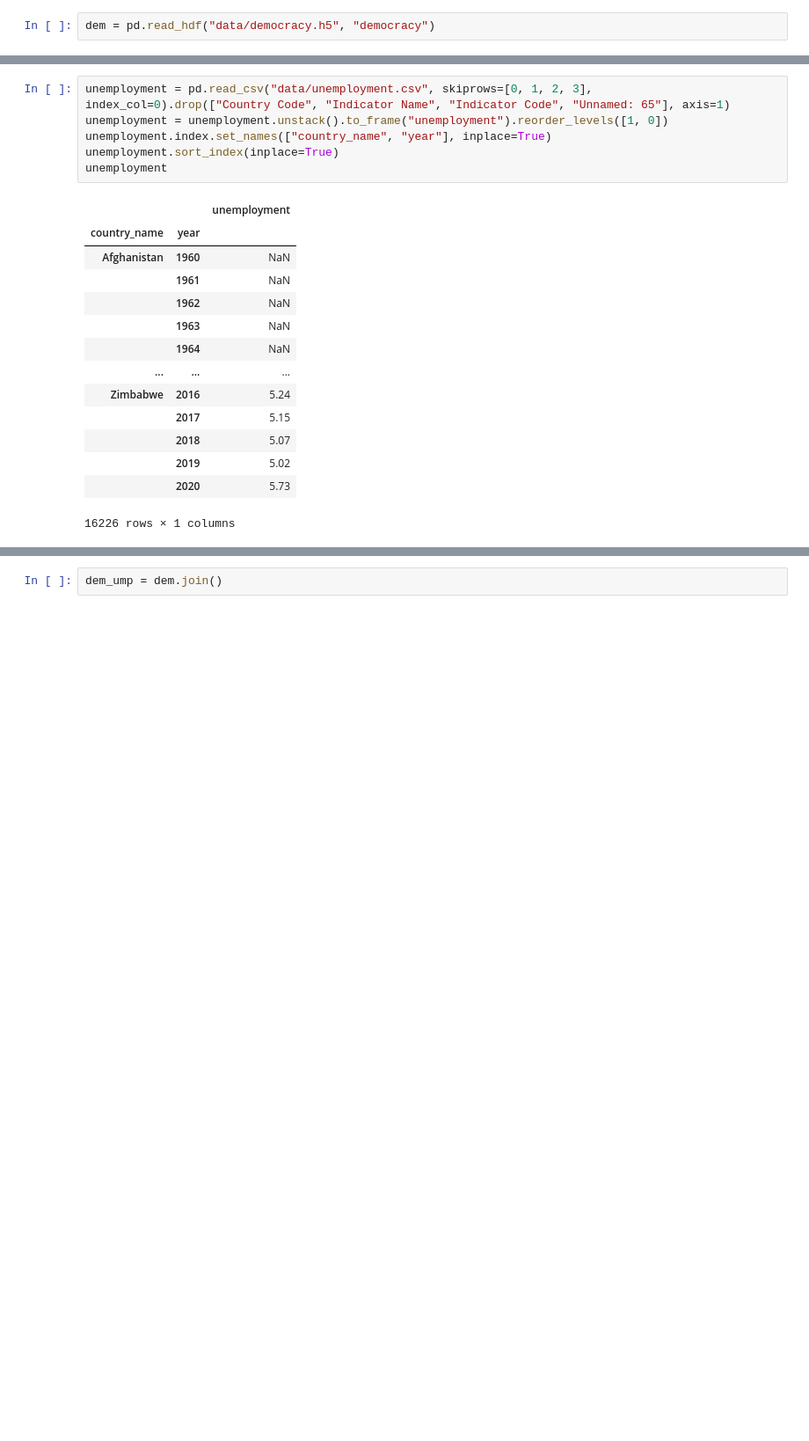
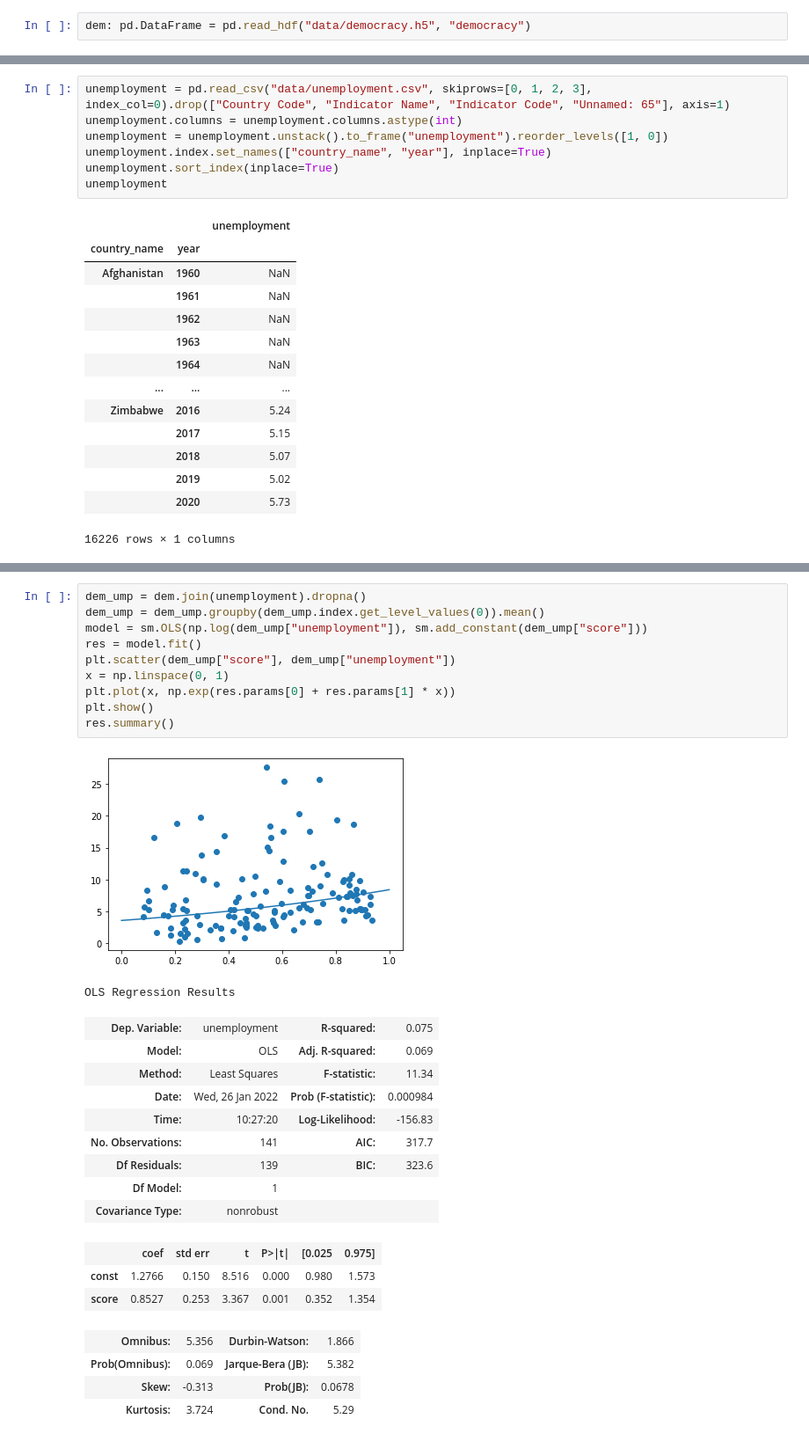
Before and after one commit to michadenheijer/DataWrangling, a Jupyter notebook: unemployment.ipynb, the cells around one changed output, grey strips where cells are left out. Shown at 88% size. Saved outputs shown, nothing was run; the diff lists cells and outputs as text; blank space fills up the shorter version.

```diff
--- a/unemployment.ipynb
+++ b/unemployment.ipynb
@@ -8,11 +8,12 @@ import statsmodels.api as sm
 # %% [markdown]
 ## Import Democracy Data
 # %%
-dem = pd.read_hdf("data/democracy.h5", "democracy")
+dem: pd.DataFrame = pd.read_hdf("data/democracy.h5", "democracy")
 # %% [markdown]
 ## Read Unemployment
 # %%
 unemployment = pd.read_csv("data/unemployment.csv", skiprows=[0, 1, 2, 3], index_col=0).drop(["Country Code", "Indicator Name", "Indicator Code", "Unnamed: 65"], axis=1)
+unemployment.columns = unemployment.columns.astype(int)
 unemployment = unemployment.unstack().to_frame("unemployment").reorder_levels([1, 0])
 unemployment.index.set_names(["country_name", "year"], inplace=True)
 unemployment.sort_index(inplace=True)
@@ -37,2 +62,29 @@ unemployment
-# %%
-dem_ump = dem.join()
+# %%
+dem_ump = dem.join(unemployment).dropna()
+dem_ump = dem_ump.groupby(dem_ump.index.get_level_values(0)).mean()
+model = sm.OLS(np.log(dem_ump["unemployment"]), sm.add_constant(dem_ump["score"]))
+res = model.fit()
+plt.scatter(dem_ump["score"], dem_ump["unemployment"])
+x = np.linspace(0, 1)
+plt.plot(x, np.exp(res.params[0] + res.params[1] * x))
+plt.show()
+res.summary()
+# %% [output]
+[figure, added]
+OLS Regression Results
+| Dep. Variable: | unemployment | R-squared: | 0.075 |
+| Model: | OLS | Adj. R-squared: | 0.069 |
+| Method: | Least Squares | F-statistic: | 11.34 |
+| Date: | Wed, 26 Jan 2022 | Prob (F-statistic): | 0.000984 |
+| Time: | 10:27:20 | Log-Likelihood: | -156.83 |
+| No. Observations: | 141 | AIC: | 317.7 |
+| Df Residuals: | 139 | BIC: | 323.6 |
+| Df Model: | 1 |  |  |
+| Covariance Type: | nonrobust |  |  |
+|  | coef | std err | t | P>|t| | [0.025 | 0.975] |
+| const | 1.2766 | 0.150 | 8.516 | 0.000 | 0.980 | 1.573 |
+| score | 0.8527 | 0.253 | 3.367 | 0.001 | 0.352 | 1.354 |
+| Omnibus: | 5.356 | Durbin-Watson: | 1.866 |
+| Prob(Omnibus): | 0.069 | Jarque-Bera (JB): | 5.382 |
+| Skew: | -0.313 | Prob(JB): | 0.0678 |
+| Kurtosis: | 3.724 | Cond. No. | 5.29 |
```
Also changed, not shown: parts of 10 cells of this notebook, 8 other files.
